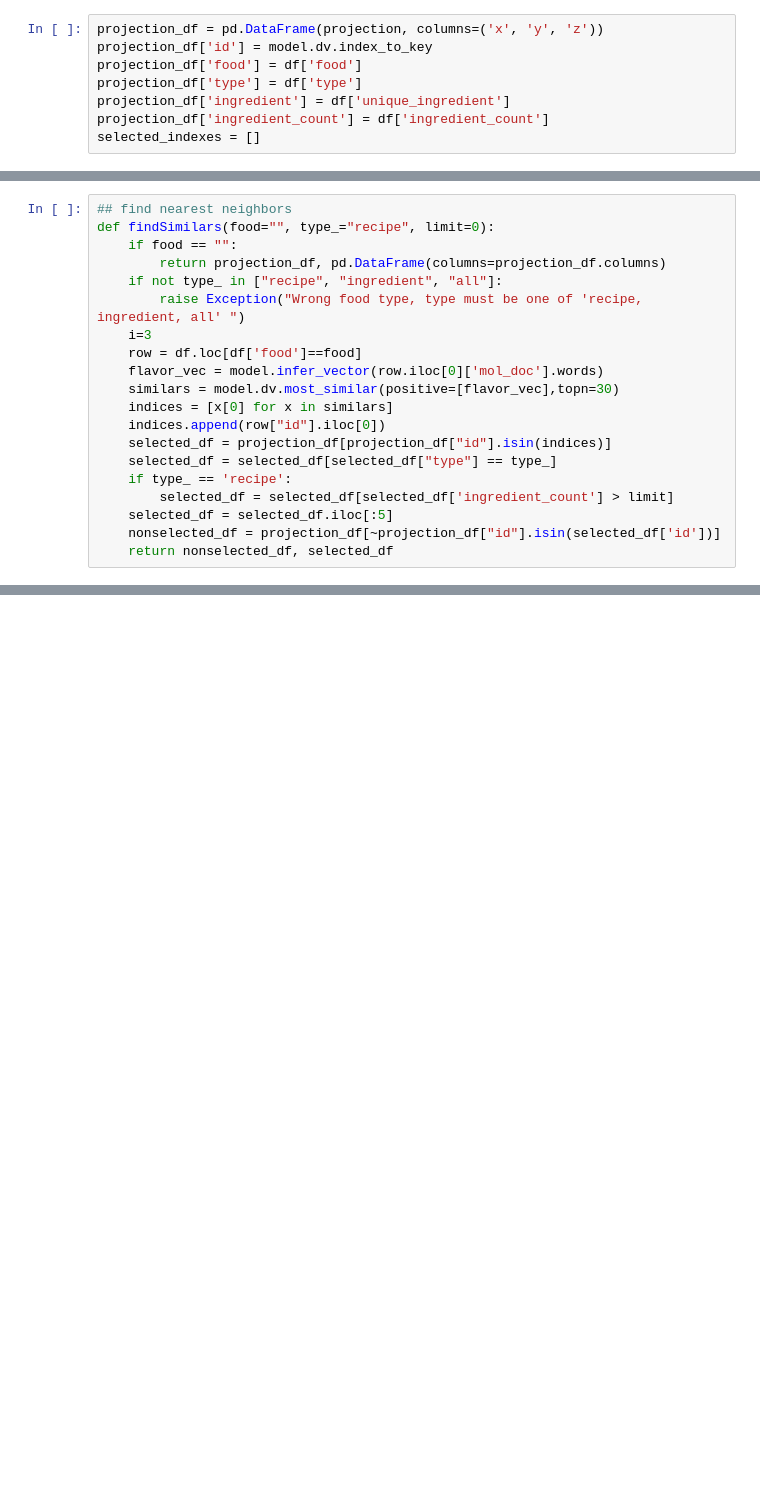
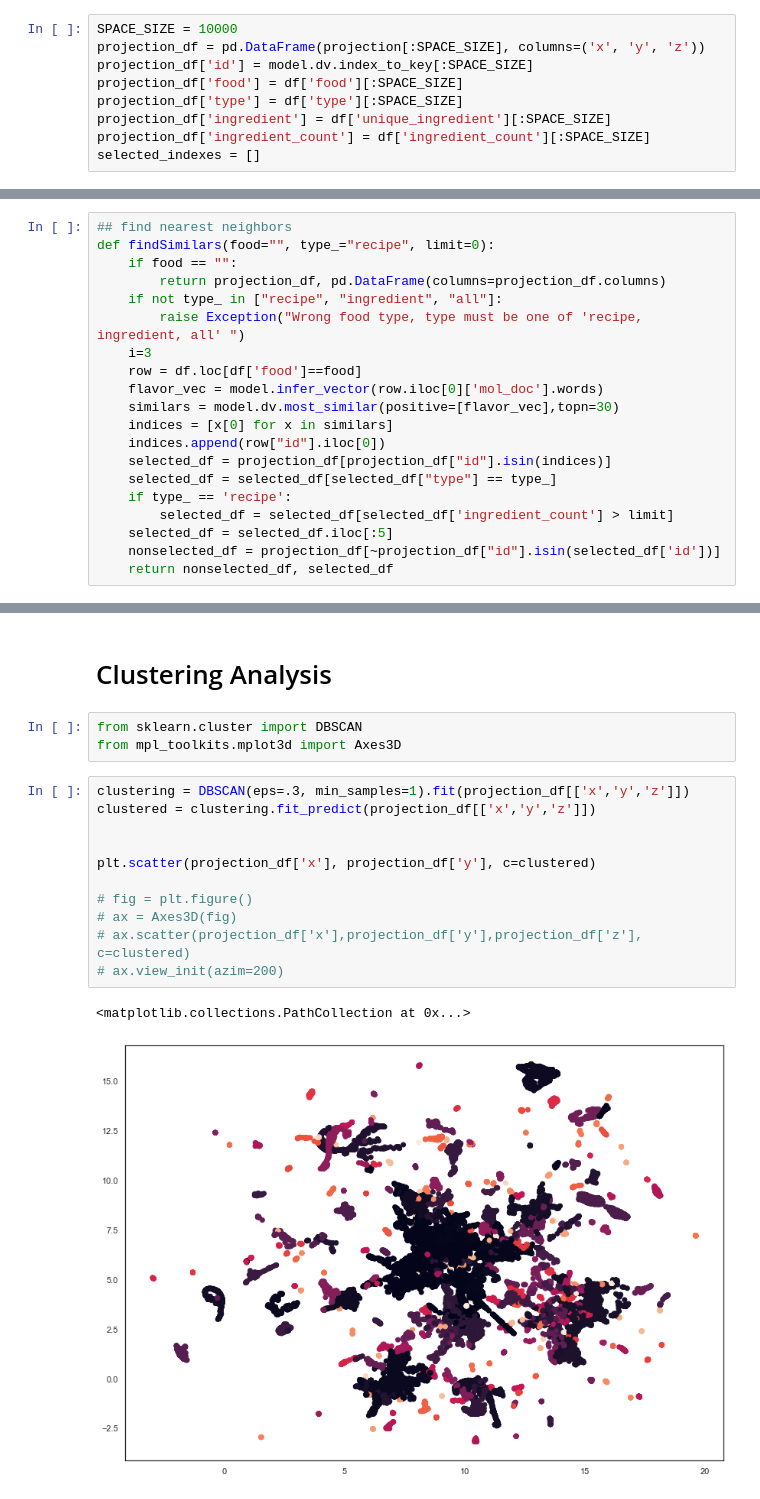
Before and after one commit to jhwaffles/cse6242-team58-project, a Jupyter notebook: embeddings.ipynb, the cells around one changed output, grey strips where cells are left out. Saved outputs shown, nothing was run; the diff lists cells and outputs as text; blank space fills up the shorter version.

```diff
--- a/embeddings.ipynb
+++ b/embeddings.ipynb
@@ -164,10 +174,11 @@ Loading BokehJS ...
 # Debug: check flavor space
 # plt.scatter(projection[:,0], projection[:,1])
 # %%
-projection_df = pd.DataFrame(projection, columns=('x', 'y', 'z'))
-projection_df['id'] = model.dv.index_to_key
-projection_df['food'] = df['food']
-projection_df['type'] = df['type']
-projection_df['ingredient'] = df['unique_ingredient']
-projection_df['ingredient_count'] = df['ingredient_count']
+SPACE_SIZE = 10000
+projection_df = pd.DataFrame(projection[:SPACE_SIZE], columns=('x', 'y', 'z'))
+projection_df['id'] = model.dv.index_to_key[:SPACE_SIZE]
+projection_df['food'] = df['food'][:SPACE_SIZE]
+projection_df['type'] = df['type'][:SPACE_SIZE]
+projection_df['ingredient'] = df['unique_ingredient'][:SPACE_SIZE]
+projection_df['ingredient_count'] = df['ingredient_count'][:SPACE_SIZE]
 selected_indexes = []
@@ -386,0 +370,19 @@ INFO:tornado.access:101 GET /ws (::1) 2.04ms
+# %% [markdown]
+# Clustering Analysis
+# %%
+from sklearn.cluster import DBSCAN
+from mpl_toolkits.mplot3d import Axes3D
+# %%
+clustering = DBSCAN(eps=.3, min_samples=1).fit(projection_df[['x','y','z']])
+clustered = clustering.fit_predict(projection_df[['x','y','z']])
+
+
+plt.scatter(projection_df['x'], projection_df['y'], c=clustered)
+
+# fig = plt.figure()
+# ax = Axes3D(fig)
+# ax.scatter(projection_df['x'],projection_df['y'],projection_df['z'], c=clustered)
+# ax.view_init(azim=200)
+# %% [output]
+<matplotlib.collections.PathCollection at 0x...>
+[figure, added]
```
Also changed, not shown: parts of 33 cells of this notebook.
